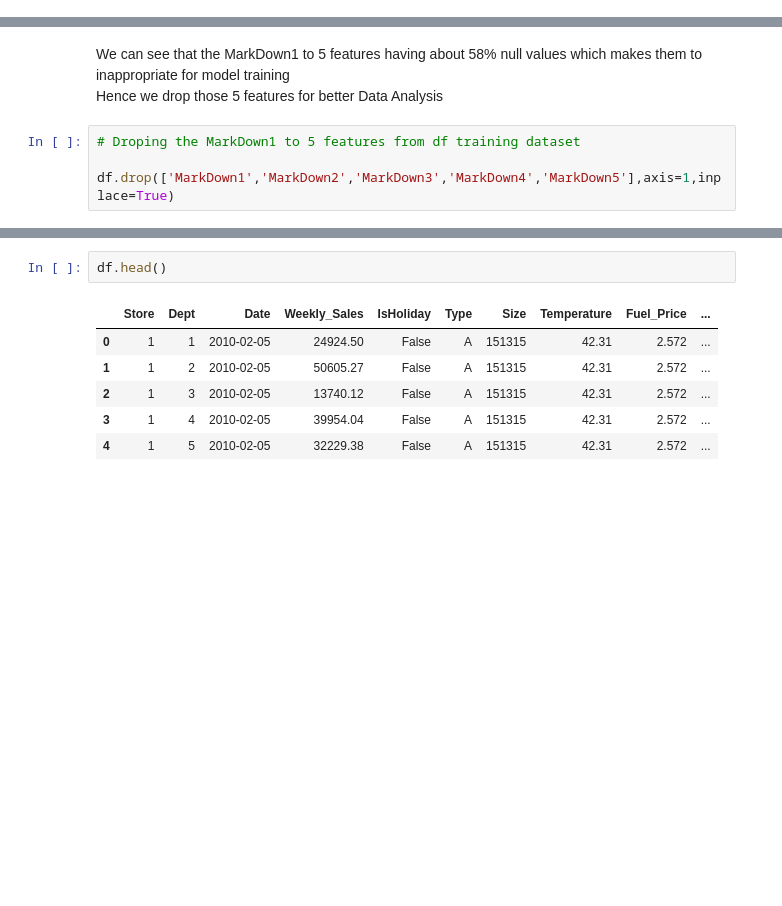
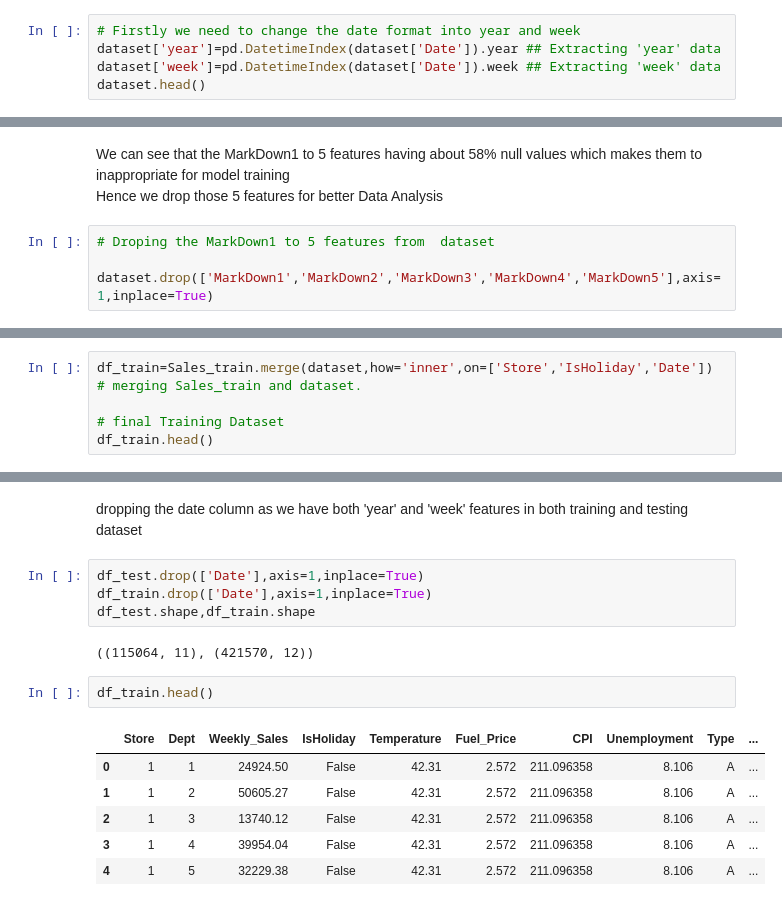
Before and after one commit to Govardhan211103/SalesForecasting, a Jupyter notebook: notebook/EDA.ipynb, the cells around one changed output, grey strips where cells are left out. Saved outputs shown, nothing was run; the diff lists cells and outputs as text; blank space fills up the shorter version.

```diff
--- a/notebook/EDA.ipynb
+++ b/notebook/EDA.ipynb
@@ -98,0 +66,5 @@ dtype: int64
+# %%
+# Firstly we need to change the date format into year and week
+dataset['year']=pd.DatetimeIndex(dataset['Date']).year ## Extracting 'year' data
+dataset['week']=pd.DatetimeIndex(dataset['Date']).week ## Extracting 'week' data
+dataset.head()
@@ -100,6 +79,6 @@ dtype: int64
 We can see that the MarkDown1 to 5 features having about 58% null values which makes them to inappropriate for model training<br>
 Hence we drop those 5 features for better Data Analysis
 # %%
-# Droping the MarkDown1 to 5 features from df training dataset
+# Droping the MarkDown1 to 5 features from  dataset
 
-df.drop(['MarkDown1','MarkDown2','MarkDown3','MarkDown4','MarkDown5'],axis=1,inplace=True)
+dataset.drop(['MarkDown1','MarkDown2','MarkDown3','MarkDown4','MarkDown5'],axis=1,inplace=True)
@@ -105,0 +88,5 @@ df.drop(['MarkDown1','MarkDown2','MarkDown3','MarkDown4','MarkDown5'],axis=1,inp
+# %%
+df_train=Sales_train.merge(dataset,how='inner',on=['Store','IsHoliday','Date']) # merging Sales_train and dataset.
+
+# final Training Dataset
+df_train.head()
@@ -106,9 +115,17 @@ df.drop(['MarkDown1','MarkDown2','MarkDown3','MarkDown4','MarkDown5'],axis=1,inp
+# %% [markdown]
+dropping the date column as we have both 'year' and 'week' features in both training and testing dataset
+# %%
+df_test.drop(['Date'],axis=1,inplace=True)
+df_train.drop(['Date'],axis=1,inplace=True)
+df_test.shape,df_train.shape
+# %% [output]
+((115064, 11), (421570, 12))
 # %%
-df.head()
+df_train.head()
 # %% [output]
-|  | Store | Dept | Date | Weekly_Sales | IsHoliday | Type | Size | Temperature | Fuel_Price | ... |
-| 0 | 1 | 1 | 2010-02-05 | 24924.50 | False | A | 151315 | 42.31 | 2.572 | ... |
-| 1 | 1 | 2 | 2010-02-05 | 50605.27 | False | A | 151315 | 42.31 | 2.572 | ... |
-| 2 | 1 | 3 | 2010-02-05 | 13740.12 | False | A | 151315 | 42.31 | 2.572 | ... |
-| 3 | 1 | 4 | 2010-02-05 | 39954.04 | False | A | 151315 | 42.31 | 2.572 | ... |
-| 4 | 1 | 5 | 2010-02-05 | 32229.38 | False | A | 151315 | 42.31 | 2.572 | ... |
+|  | Store | Dept | Weekly_Sales | IsHoliday | Temperature | Fuel_Price | CPI | Unemployment | Type | ... |
+| 0 | 1 | 1 | 24924.50 | False | 42.31 | 2.572 | 211.096358 | 8.106 | A | ... |
+| 1 | 1 | 2 | 50605.27 | False | 42.31 | 2.572 | 211.096358 | 8.106 | A | ... |
+| 2 | 1 | 3 | 13740.12 | False | 42.31 | 2.572 | 211.096358 | 8.106 | A | ... |
+| 3 | 1 | 4 | 39954.04 | False | 42.31 | 2.572 | 211.096358 | 8.106 | A | ... |
+| 4 | 1 | 5 | 32229.38 | False | 42.31 | 2.572 | 211.096358 | 8.106 | A | ... |
```
Also changed, not shown: parts of 40 cells of this notebook, 5 other files.
